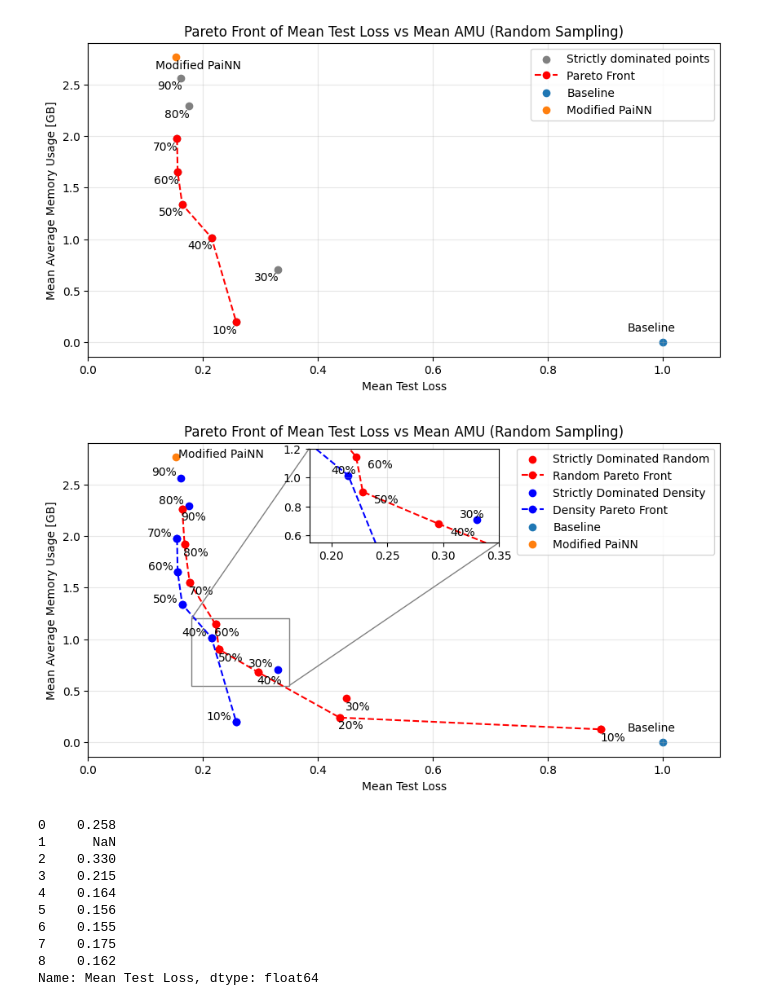
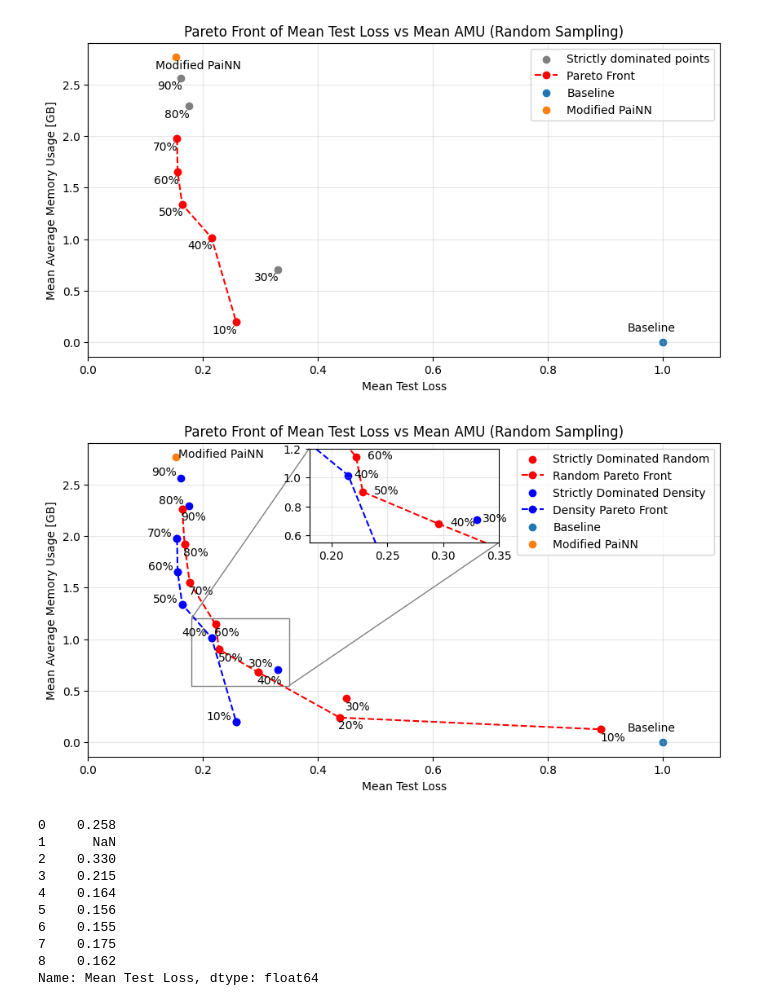
Before and after one commit to Magdk01/Anubis, a Jupyter notebook: result_analysis/pre_analysis.ipynb, the cells around one changed output. Cells and saved outputs as stored; diff of their text form; code cells hidden in the pictures.

Commit message:
finetuned inset offsets

```diff
--- a/result_analysis/pre_analysis.ipynb
+++ b/result_analysis/pre_analysis.ipynb
@@ -437,36 +437,36 @@ plt.xlim(0,1.1)
 
 
 
 axins = inset_axes(ax, width="30%", height="30%", loc='upper center')
 
 axins.scatter(random_data["Mean Test Loss"], random_data["Mean AMU [GB]"], color='red', marker="o")
 axins.plot(pareto_points_random[:,0], pareto_points_random[:,1], linestyle="--", color='red')
 axins.scatter(density_data["Mean Test Loss"], density_data["Mean AMU [GB]"], color='blue', marker="o")
 axins.plot(pareto_points_density[:,0],pareto_points_density[:,1], linestyle="--", color='blue')
 
 
 axins.set_xlim((lower_bound:=0.18), 0.35)
 axins.set_ylim(0.55, (upper_bound:=1.2))
 # Copy annotations to inset
 for i, row in random_data.iterrows():
     if row["Mean Test Loss"] > lower_bound and row["Mean AMU [GB]"] < upper_bound:
-        axins.annotate(row['Random'], (row['Mean Test Loss'], row['Mean AMU [GB]']), textcoords="offset points", xytext=random_offset)
+        axins.annotate(row['Random'], (row['Mean Test Loss'], row['Mean AMU [GB]']), textcoords="offset points", xytext=(10,-2))
 
 for i, row in density_data.iterrows():
     if row["Mean Test Loss"] > lower_bound and row["Mean AMU [GB]"] < upper_bound:
-        axins.annotate(row['Density'], (row['Mean Test Loss'], row['Mean AMU [GB]']), textcoords="offset points", xytext=density_offset)
+        axins.annotate(row['Density'], (row['Mean Test Loss'], row['Mean AMU [GB]']), textcoords="offset points", xytext=(5,-2))
 
 
 # axins.scatter(x_density, y_density, color='blue')
 # Zoom into a specific region
 
 axins.grid(True,alpha=0.3)
 
 mark_inset(ax, axins, loc1=2, loc2=4, fc="none", ec="0.5")
 
 plt.show()
 # %% [output]
-[figure, old version]
+[figure, new version]
 # %%
 density_data["Mean Test Loss"]
 # %% [output]
```
